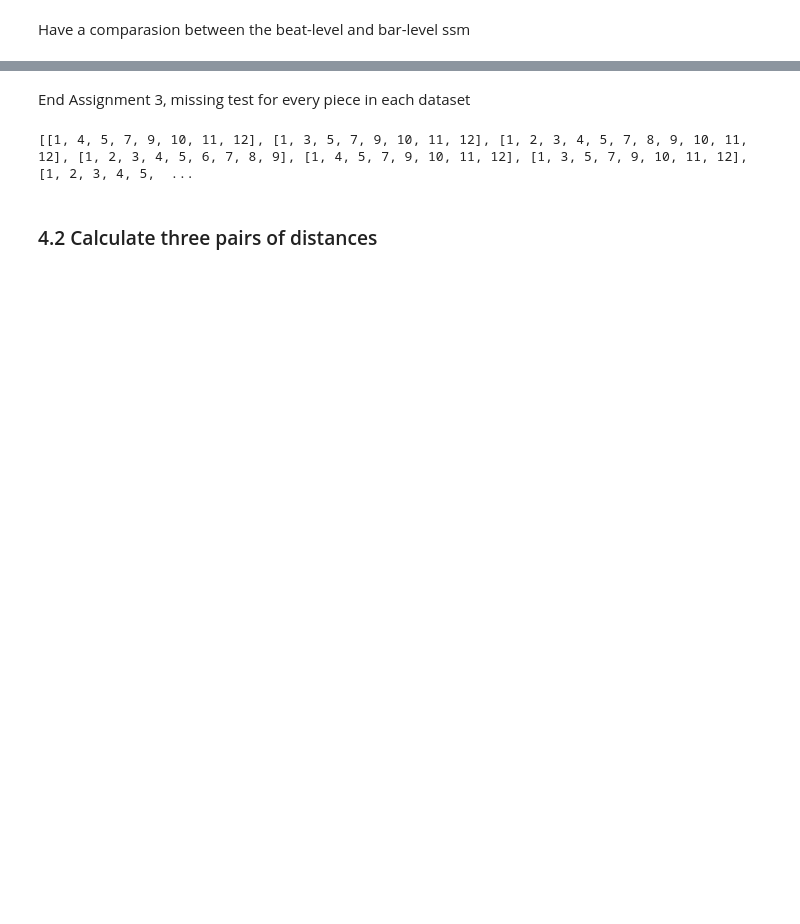
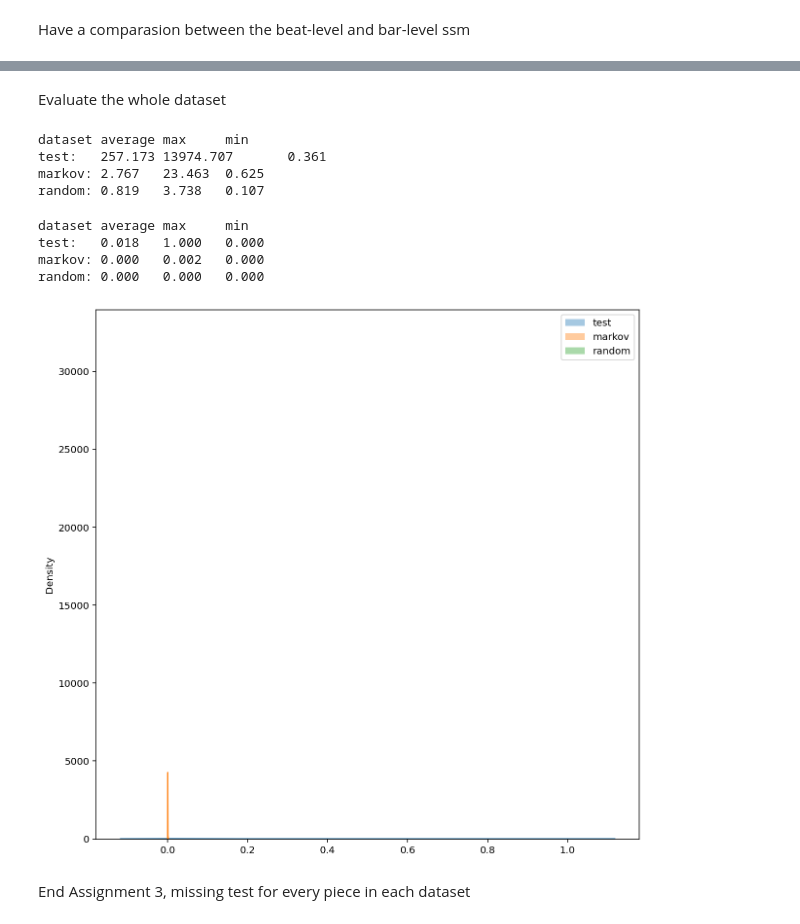
Before and after one commit to zwierski/dh-401-piece-generation-group-2, a Jupyter notebook: assignment3.ipynb, the cells around one changed output, grey strips where cells are left out. Cells and saved outputs as stored; diff of their text form; code cells hidden in the pictures; blank space fills up the shorter version.

```diff
--- a/assignment3.ipynb
+++ b/assignment3.ipynb
@@ -786,11 +826,71 @@ random: 0.078
+# %% [markdown]
+Evaluate the whole dataset
+# %%
+# Calculation of the score
+
+# for the test data
+final_test_score = []
+for i in range(len(data_test)):
+    song_test = data_test.loc[i,'beat_pitch']
+    ssm = self_similarity_matrix_for_beat(song_test)
+    score_temp = get_score_from_ssm(ssm, threshold=0.7)
+    final_test_score.append(score_temp)
+
+# for the markov data
+final_markov_score = []
+for i in range(len(data_markov)):
+    song_markov = data_markov.loc[i,'beat_pitch']
+    ssm = self_similarity_matrix_for_beat(song_markov)
+    score_temp = get_score_from_ssm(ssm, threshold=0.7)
+    final_markov_score.append(score_temp)
+
+# for the random data
+final_random_score = []
+for i in range(len(data_random)):
+    song_random = data_random.loc[i,'beat_pitch']
+    ssm = self_similarity_matrix_for_beat(song_random)
+    score_temp = get_score_from_ssm(ssm, threshold=0.7)
+    final_random_score.append(score_temp)
+
+# average per dataset + max and min
+print(f"dataset\taverage\tmax\tmin")
+print(f"test:\t{np.mean(final_test_score):.3f}\t{np.max(final_test_score):.3f}\t{np.min(final_test_score):.3f}")
+print(f"markov:\t{np.mean(final_markov_score):.3f}\t{np.max(final_markov_score):.3f}\t{np.min(final_markov_score):.3f}")
+print(f"random:\t{np.mean(final_random_score):.3f}\t{np.max(final_random_score):.3f}\t{np.min(final_random_score):.3f}")
+# %% [output]
+dataset average max     min
+test:   257.173 13974.707       0.361
+markov: 2.767   23.463  0.625
+random: 0.819   3.738   0.107
+# %%
+# do min-max normalization for the test, random and markov data
+# total_score = final_test_score + final_markov_score + final_random_score
+# total_min = np.min(total_score)
+# total_max = np.max(total_score)
+# final_test_score = [(score-total_min)/(total_max-total_min) for score in final_test_score]
+# final_markov_score = [(score-total_min)/(total_max-total_min) for score in final_markov_score]
+# final_random_score = [(score-total_min)/(total_max-total_min) for score in final_random_score]
+
+# average per dataset + max and min
+print(f"dataset\taverage\tmax\tmin")
+print(f"test:\t{np.mean(final_test_score):.3f}\t{np.max(final_test_score):.3f}\t{np.min(final_test_score):.3f}")
+print(f"markov:\t{np.mean(final_markov_score):.3f}\t{np.max(final_markov_score):.3f}\t{np.min(final_markov_score):.3f}")
+print(f"random:\t{np.mean(final_random_score):.3f}\t{np.max(final_random_score):.3f}\t{np.min(final_random_score):.3f}")
+
+
+# Figure format
+# plot the distribution
+plt.figure(figsize=(10,10))
+sns.distplot(final_test_score, label='test')
+sns.distplot(final_markov_score, label='markov')
+sns.distplot(final_random_score, label='random')
+plt.legend()
+plt.show()
+# %% [output]
+dataset average max     min
+test:   0.018   1.000   0.000
+markov: 0.000   0.002   0.000
+random: 0.000   0.000   0.000
+[figure, added]
 # %% [markdown]
 End Assignment 3, missing test for every piece in each dataset
-# %%
-path = "./abc/_Polska_efter_ByssKalle_nr_32_d2708c.abc"
-for _, d in data_test.iterrows():
-    if (d.piece==path):
-        print(d.beats)
-
-#  [1, 5, 13] wtf? This is the only piece to have this
-# %% [output]
-[[1, 4, 5, 7, 9, 10, 11, 12], [1, 3, 5, 7, 9, 10, 11, 12], [1, 2, 3, 4, 5, 7, 8, 9, 10, 11, 12], [1, 2, 3, 4, 5, 6, 7, 8, 9], [1, 4, 5, 7, 9, 10, 11, 12], [1, 3, 5, 7, 9, 10, 11, 12], [1, 2, 3, 4, 5,  ...
@@ -862,2 +896,0 @@ def minimum_distance(re, mode):
-# %% [markdown]
-### 4.2 Calculate three pairs of distances
```
Also changed, not shown: parts of 40 cells of this notebook, 2 other files.
